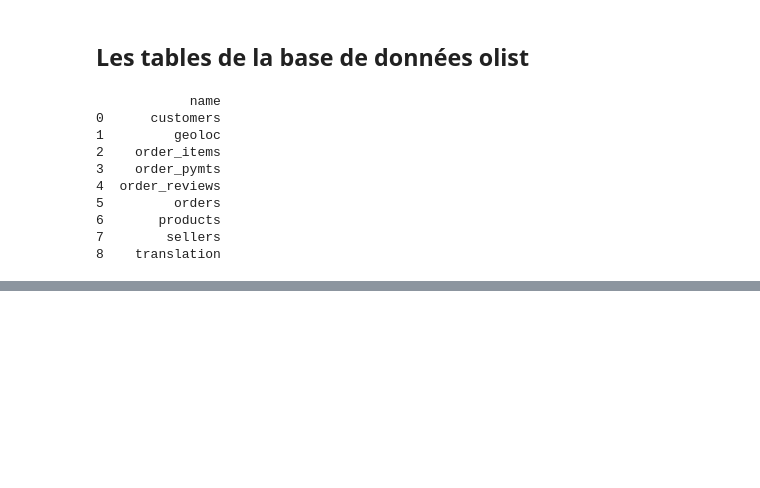
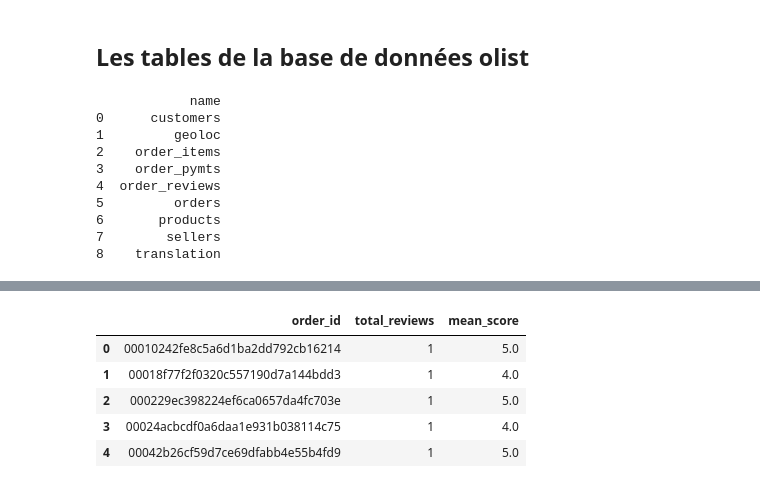
Before and after one commit to amadousysada/ecommerce-customer-segmentation, a Jupyter notebook: main.ipynb, the cells around one changed output, grey strips where cells are left out. Drawn from its saved outputs; the diff is of its cells as text; code cells hidden in the pictures; blank space fills up the shorter version.

```diff
--- a/main.ipynb
+++ b/main.ipynb
@@ -164,0 +125,22 @@ display(products.head())
+# %%
+reviews = pd.read_sql(
+    """
+    SELECT
+      r.order_id,
+      COUNT(review_id) as total_reviews,
+      AVG(review_score) as mean_score
+    FROM order_reviews r
+    JOIN orders o on o.order_id=r.order_id
+    WHERE o.order_status='delivered'
+    GROUP BY r.order_id
+    """,
+    conn
+)
+display(reviews.head())
+# %% [output]
+|  | order_id | total_reviews | mean_score |
+| 0 | 00010242fe8c5a6d1ba2dd792cb16214 | 1 | 5.0 |
+| 1 | 00018f77f2f0320c557190d7a144bdd3 | 1 | 4.0 |
+| 2 | 000229ec398224ef6ca0657da4fc703e | 1 | 5.0 |
+| 3 | 00024acbcdf0a6daa1e931b038114c75 | 1 | 4.0 |
+| 4 | 00042b26cf59d7ce69dfabb4e55b4fd9 | 1 | 5.0 |
```
Also changed, not shown: parts of 13 cells of this notebook.
